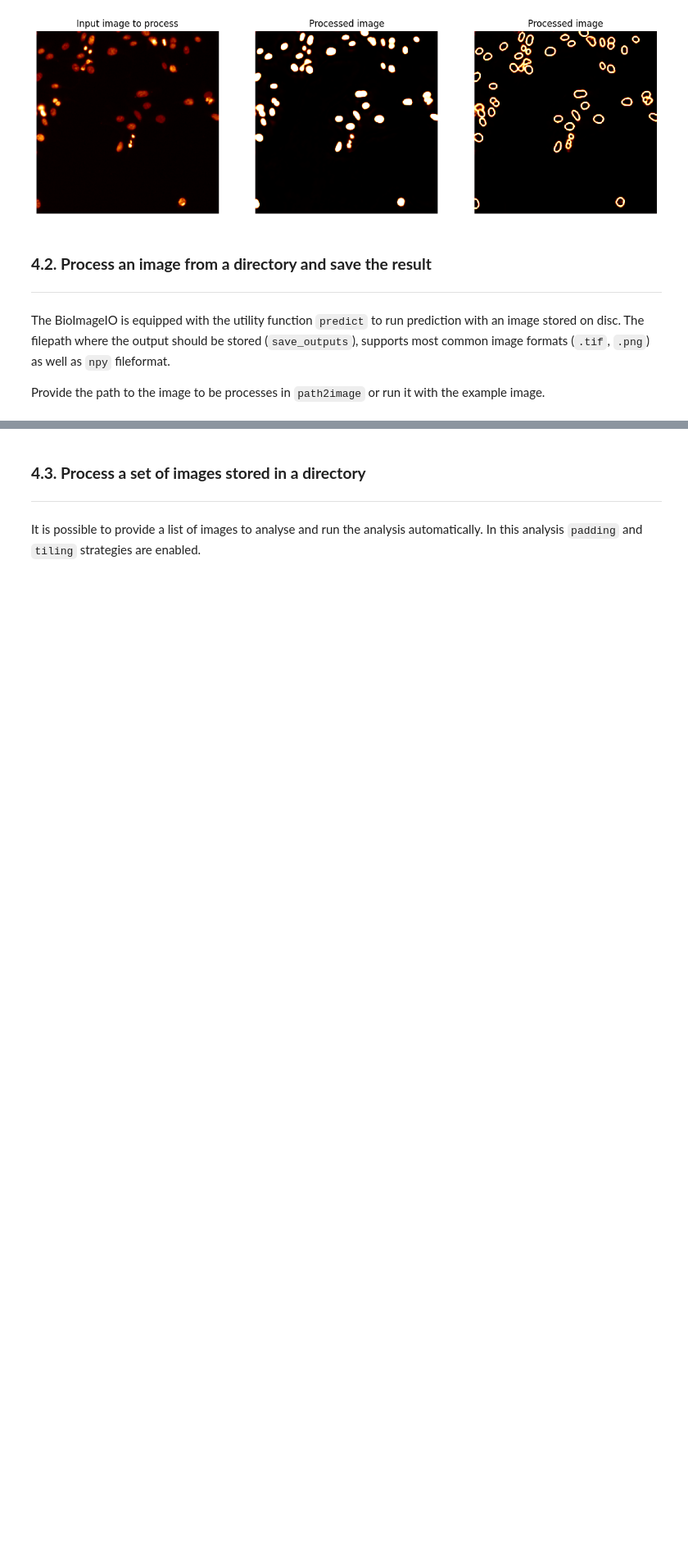
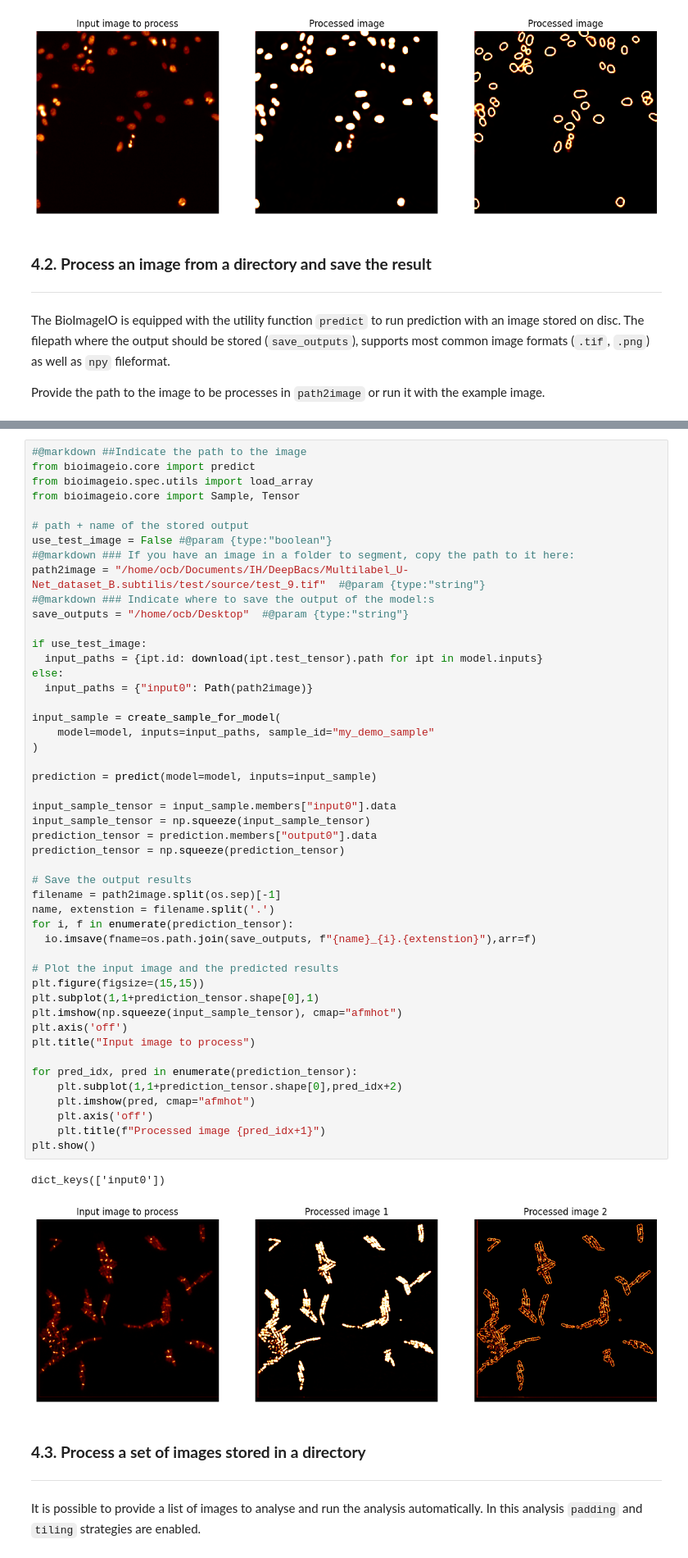
Before and after one commit to HenriquesLab/DL4MicEverywhere, a Jupyter notebook: notebooks/Bespoke_notebooks/bioimageio-pytorch/load_bioimageio_pytorch.ipynb, the cells around one changed output, grey strips where cells are left out. Shown at 82% size. Drawn from its saved outputs; the diff is of its cells as text; blank space fills up the shorter version.

Commit message:
Missing model exportation and commenting the code

```diff
--- a/notebooks/Bespoke_notebooks/bioimageio-pytorch/load_bioimageio_pytorch.ipynb
+++ b/notebooks/Bespoke_notebooks/bioimageio-pytorch/load_bioimageio_pytorch.ipynb
@@ -548,3 +467,54 @@ AttributeError: 'ModelDescr' object has no attribute 'test_outputs'
+# %%
+#@markdown ##Indicate the path to the image
+from bioimageio.core import predict
+from bioimageio.spec.utils import load_array
+from bioimageio.core import Sample, Tensor
+
+# path + name of the stored output
+use_test_image = False #@param {type:"boolean"}
+#@markdown ### If you have an image in a folder to segment, copy the path to it here:
+path2image = "/home/ocb/Documents/IH/DeepBacs/Multilabel_U-Net_dataset_B.subtilis/test/source/test_9.tif"  #@param {type:"string"}
+#@markdown ### Indicate where to save the output of the model:s
+save_outputs = "/home/ocb/Desktop"  #@param {type:"string"}
+
+if use_test_image:
+  input_paths = {ipt.id: download(ipt.test_tensor).path for ipt in model.inputs}
+else:
+  input_paths = {"input0": Path(path2image)}
+
+input_sample = create_sample_for_model(
+    model=model, inputs=input_paths, sample_id="my_demo_sample"
+)
+
+prediction = predict(model=model, inputs=input_sample)
+
+input_sample_tensor = input_sample.members["input0"].data
+input_sample_tensor = np.squeeze(input_sample_tensor)
+prediction_tensor = prediction.members["output0"].data
+prediction_tensor = np.squeeze(prediction_tensor)
+
+# Save the output results
+filename = path2image.split(os.sep)[-1]
+name, extenstion = filename.split('.')
+for i, f in enumerate(prediction_tensor):
+  io.imsave(fname=os.path.join(save_outputs, f"{name}_{i}.{extenstion}"),arr=f)
+
+# Plot the input image and the predicted results
+plt.figure(figsize=(15,15))
+plt.subplot(1,1+prediction_tensor.shape[0],1)
+plt.imshow(np.squeeze(input_sample_tensor), cmap="afmhot")
+plt.axis('off')
+plt.title("Input image to process")
+
+for pred_idx, pred in enumerate(prediction_tensor):
+    plt.subplot(1,1+prediction_tensor.shape[0],pred_idx+2)
+    plt.imshow(pred, cmap="afmhot")
+    plt.axis('off')
+    plt.title(f"Processed image {pred_idx+1}")
+plt.show()
+# %% [output]
+dict_keys(['input0'])
+[figure, added]
 # %% [markdown]
 ### **4.3. Process a set of images stored in a directory**
 
```
Also changed, not shown: parts of 13 cells of this notebook.
